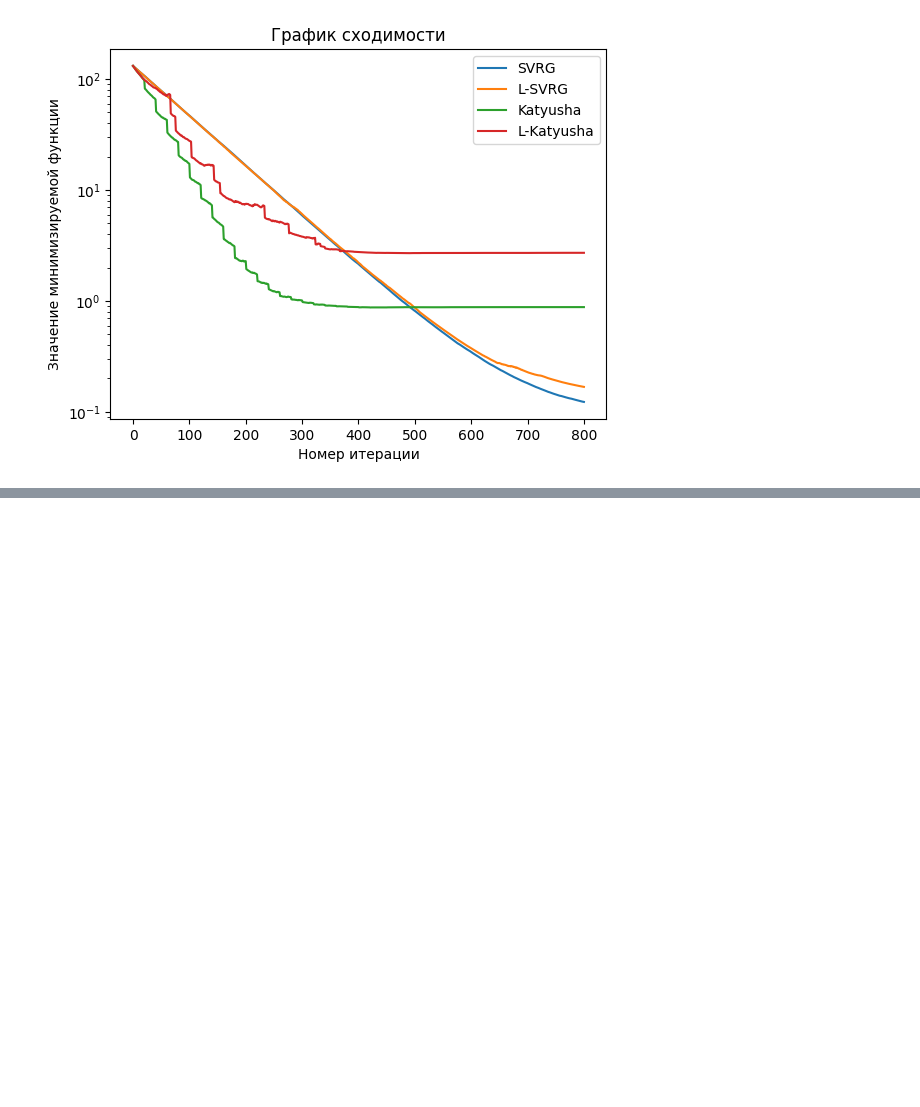
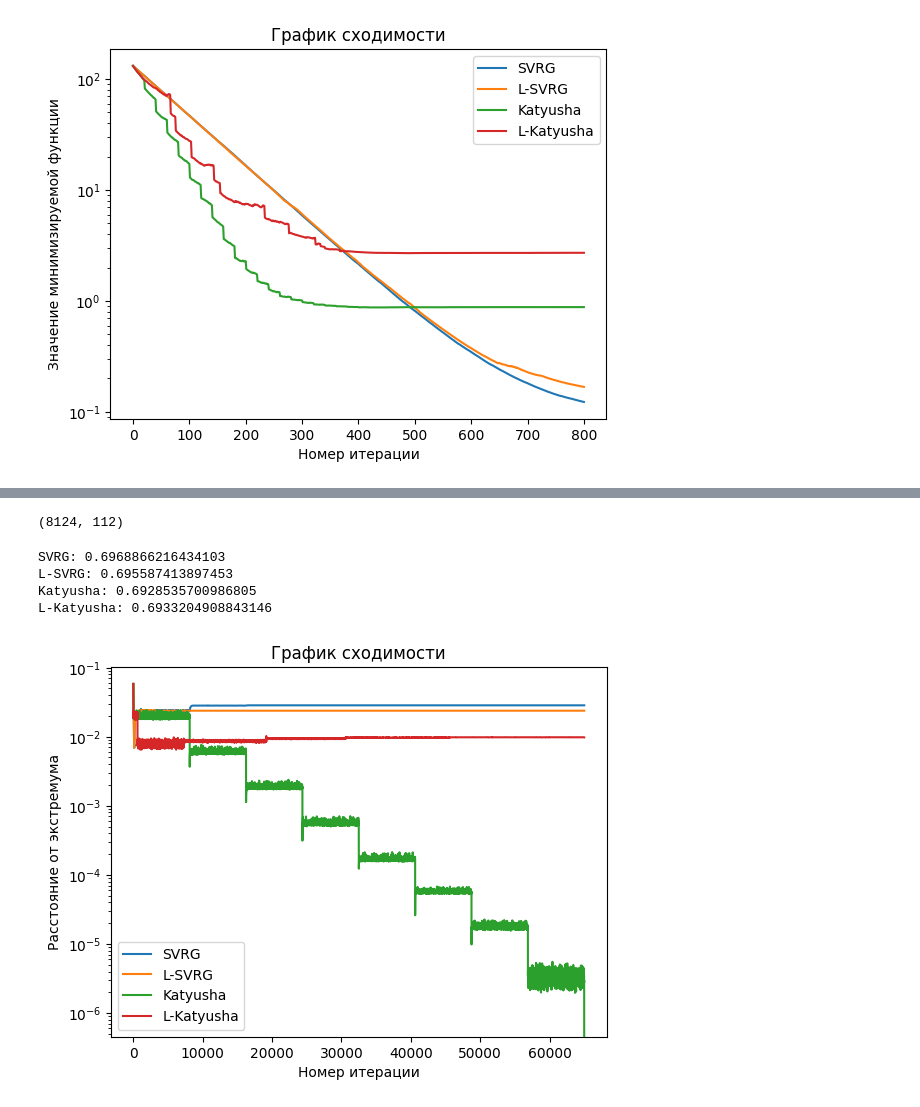
Before and after one commit to sribnyak/loopless-svrg-katyusha, a Jupyter notebook: loopless.ipynb, the cells around one changed output, grey strips where cells are left out. Saved outputs shown, nothing was run; the diff lists cells and outputs as text; code cells hidden in the pictures; blank space fills up the shorter version.

```diff
--- a/loopless.ipynb
+++ b/loopless.ipynb
@@ -222,0 +238,50 @@ plt.show()
+# %%
+def f_mush(i, x):
+    return np.log(1 + np.exp(- b[i] * np.dot(A[i], x))) + np.sum(x ** 2) * mu / 2
+
+
+def grad_mush(i, x):
+    return - b[i] / np.log(1 + np.exp(b[i] * np.dot(A[i], x))) * A[i] + mu * x
+# %%
+n, d = A.shape
+n, d
+# %% [output]
+(8124, 112)
+# %%
+mu = 1
+L = np.sum(A ** 2) / 4 / n + mu
+
+rng = np.random.default_rng(1216231943)
+
+init = np.zeros_like(A[0])
+num_iter = n * 8
+xs_s = SVRG(n, grad_mush, num_iter//n, init, stepsize=0.01, m=n, rng=rng)
+xs_ls = L_SVRG(n, grad_mush, num_iter, init, stepsize=0.01, p=1/n, rng=rng)
+xs_k = Katyusha(n, grad_mush, num_iter//n, init, t1=0.5, t2=0.5, m=n, mu=mu, L=L, rng=rng)
+xs_lk = L_Katyusha(n, grad_mush, num_iter, init, t1=0.5, t2=0.5, p=1/n, mu=mu, L=L, rng=rng)
+# %%
+f = lambda x: sum(f_mush(i, x) for i in range(n)) / n
+print('SVRG:', f(xs_s[-1]))
+print('L-SVRG:', f(xs_ls[-1]))
+print('Katyusha:', f(xs_k[-1]))
+print('L-Katyusha:', f(xs_lk[-1]))
+# %% [output]
+SVRG: 0.6968866216434103
+L-SVRG: 0.695587413897453
+Katyusha: 0.6928535700986805
+L-Katyusha: 0.6933204908843146
+# %%
+best_x = xs_k[-1]
+# %%
+plt.plot(np.linalg.norm(xs_s - best_x, axis=1), label='SVRG')
+plt.plot(np.linalg.norm(xs_ls - best_x, axis=1), label='L-SVRG')
+plt.plot(np.linalg.norm(xs_k - best_x, axis=1), label='Katyusha')
+plt.plot(np.linalg.norm(xs_lk - best_x, axis=1), label='L-Katyusha')
+plt.yscale('log')
+plt.title('График сходимости')
+plt.xlabel('Номер итерации')
+plt.ylabel('Расстояние от экстремума')
+plt.legend()
+plt.show()
+# %% [output]
+[figure, added]
```
Also changed, not shown: parts of 5 cells of this notebook, 1 other file.
